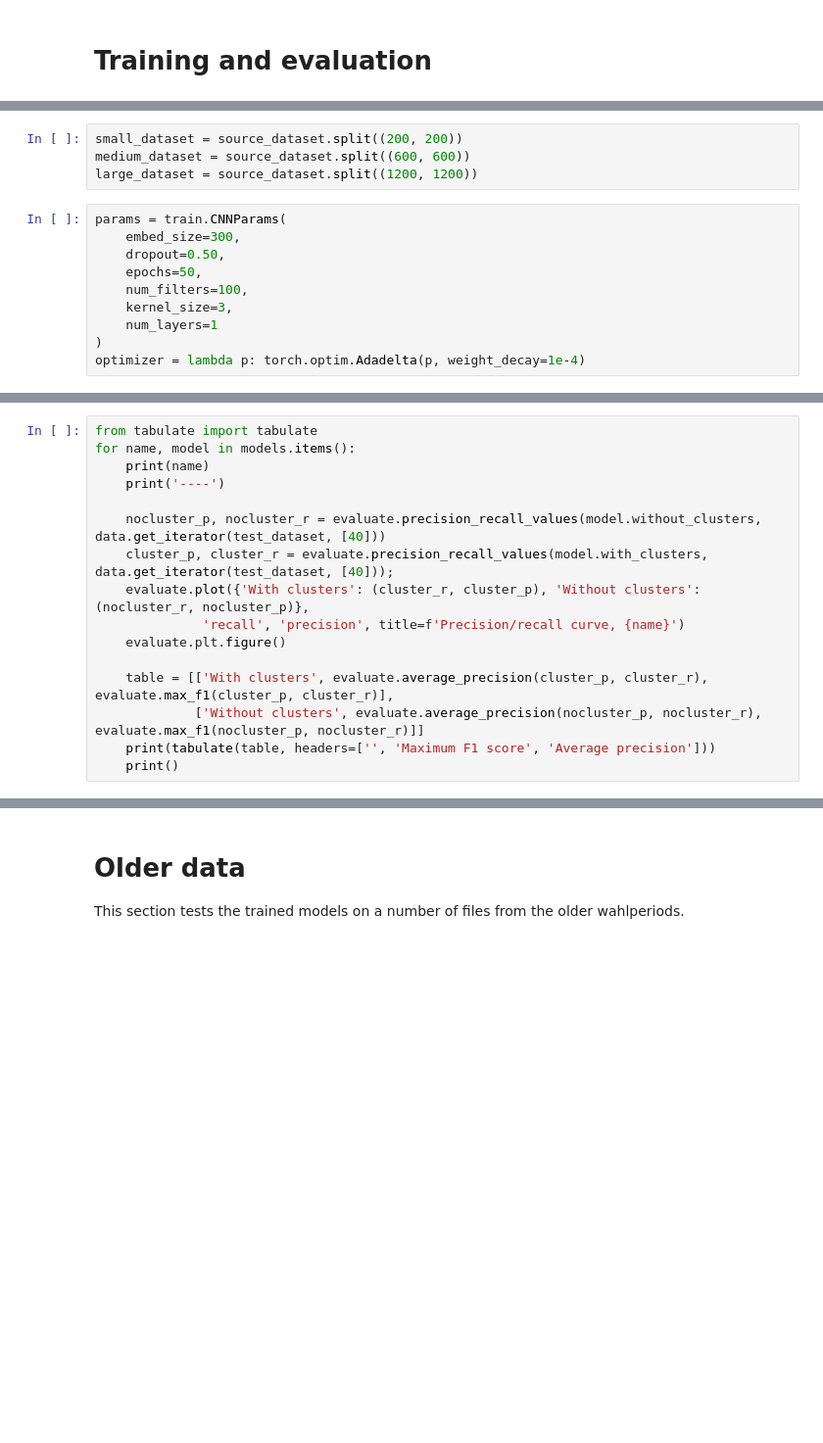
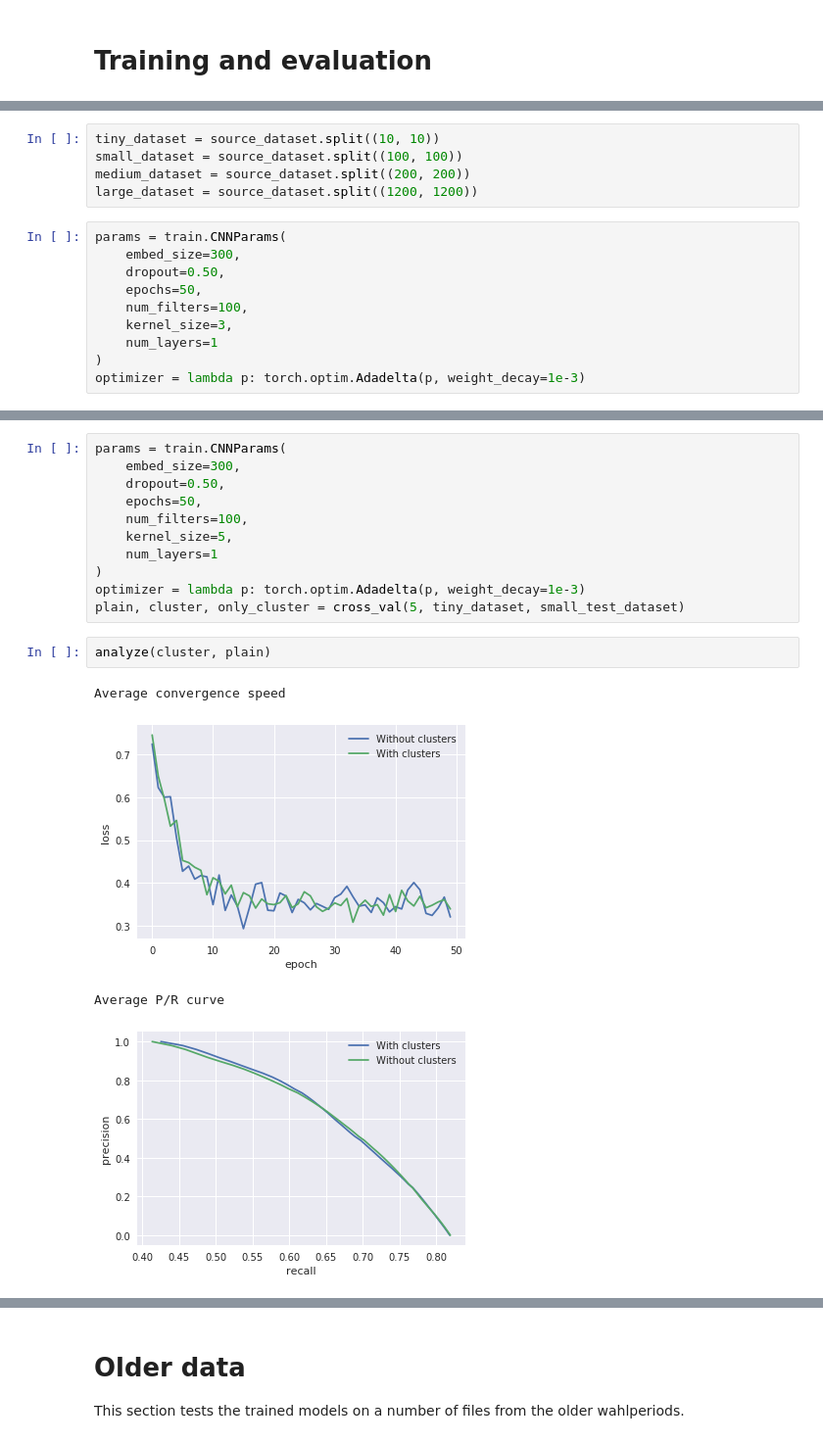
Before and after one commit to maarten990/masterthesis, a Jupyter notebook: experiments.ipynb, the cells around one changed output, grey strips where cells are left out. Shown: that part at 98% size. Cells and saved outputs as stored; diff of their text form; blank space fills up the shorter version.

Commit message:
rewrite p/r curve calculation, add option to use only the clusters

```diff
--- a/experiments.ipynb
+++ b/experiments.ipynb
@@ -51,6 +55,7 @@ test_dataset = data.GermanDataset(test_files, num_clusters, 10000, 10000, 3, 1,
 # %%
-small_dataset = source_dataset.split((200, 200))
-medium_dataset = source_dataset.split((600, 600))
+tiny_dataset = source_dataset.split((10, 10))
+small_dataset = source_dataset.split((100, 100))
+medium_dataset = source_dataset.split((200, 200))
 large_dataset = source_dataset.split((1200, 1200))
 # %%
 params = train.CNNParams(
@@ -61,4 +66,4 @@ params = train.CNNParams(
     kernel_size=3,
     num_layers=1
 )
-optimizer = lambda p: torch.optim.Adadelta(p, weight_decay=1e-4)
+optimizer = lambda p: torch.optim.Adadelta(p, weight_decay=1e-3)
@@ -252,16 +113,0 @@ for name, loss in training_losses.items():
-# %%
-from tabulate import tabulate
-for name, model in models.items():
-    print(name)
-    print('----')
-
-    nocluster_p, nocluster_r = evaluate.precision_recall_values(model.without_clusters, data.get_iterator(test_dataset, [40]))
-    cluster_p, cluster_r = evaluate.precision_recall_values(model.with_clusters, data.get_iterator(test_dataset, [40]));
-    evaluate.plot({'With clusters': (cluster_r, cluster_p), 'Without clusters': (nocluster_r, nocluster_p)},
-              'recall', 'precision', title=f'Precision/recall curve, {name}')
-    evaluate.plt.figure()
-
-    table = [['With clusters', evaluate.average_precision(cluster_p, cluster_r), evaluate.max_f1(cluster_p, cluster_r)],
-             ['Without clusters', evaluate.average_precision(nocluster_p, nocluster_r), evaluate.max_f1(nocluster_p, nocluster_r)]]
-    print(tabulate(table, headers=['', 'Maximum F1 score', 'Average precision']))
-    print()
@@ -269,0 +199,18 @@ del source_dataset
+# %%
+params = train.CNNParams(
+    embed_size=300,
+    dropout=0.50,
+    epochs=50,
+    num_filters=100,
+    kernel_size=5,
+    num_layers=1
+)
+optimizer = lambda p: torch.optim.Adadelta(p, weight_decay=1e-3)
+plain, cluster, only_cluster = cross_val(5, tiny_dataset, small_test_dataset)
+# %%
+analyze(cluster, plain)
+# %% [output]
+Average convergence speed
+[figure, added]
+Average P/R curve
+[figure, added]
```
Also changed, not shown: parts of 13 cells of this notebook, 3 other files.
